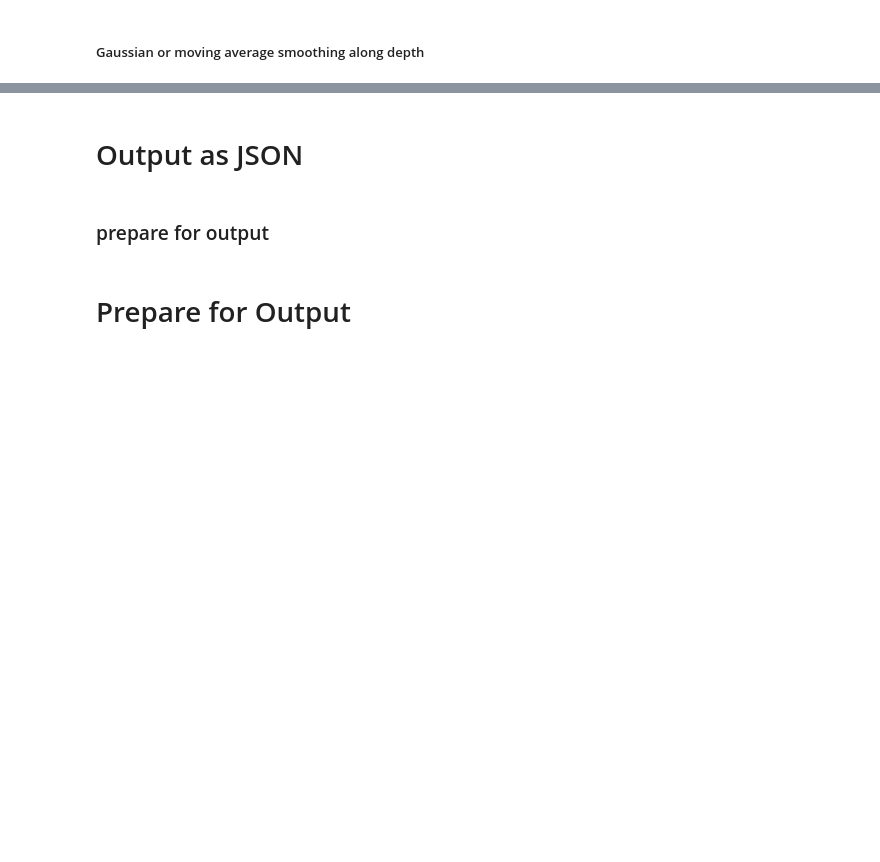
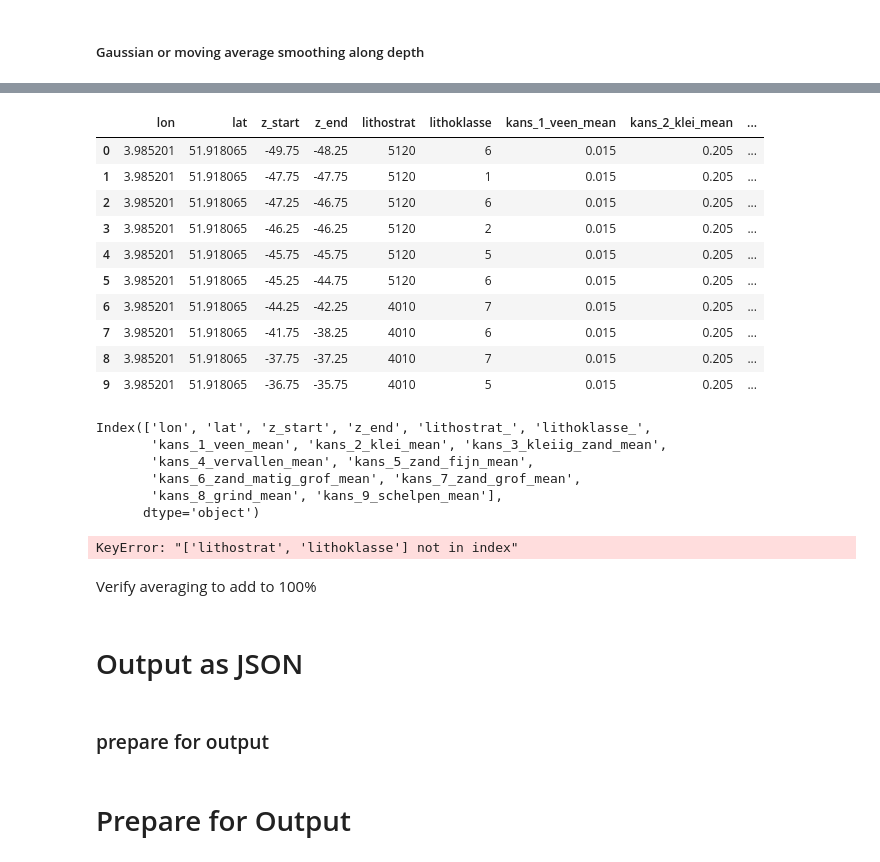
Before and after one commit to silviaelisabeth/UndergroundVisuals_Rotterdam, a Jupyter notebook: dev_layer_plot.ipynb, the cells around one changed output, grey strips where cells are left out. Drawn from its saved outputs; the diff is of its cells as text; code cells hidden in the pictures; blank space fills up the shorter version.

```diff
--- a/dev_layer_plot.ipynb
+++ b/dev_layer_plot.ipynb
@@ -464,0 +524,8 @@ for azim in linspace(0, 360, 12):
+# %%
+data_grouped['group'] = (
+    (data_grouped['lithoklasse'] != data_grouped['lithoklasse'].shift()) |
+    (data_grouped['lon'] != data_grouped['lon'].shift()) |
+    (data_grouped['lat'] != data_grouped['lat'].shift())
+).cumsum()
+
+data_grouped.head(7)
@@ -464,0 +541,53 @@ for azim in linspace(0, 360, 12):
+# %%
+likelihood_cols = [col for col in data_grouped.columns if col.startswith('kans_')]
+# %%
+agg_dict = {
+    'lon': lambda x: x.iloc[0] if x.nunique() == 1 else list(x.unique()),
+    'lat': lambda x: x.iloc[0] if x.nunique() == 1 else list(x.unique()),
+
+    'z': ['min', 'max'],
+
+    'lithostrat': lambda x: x.iloc[0],
+    'lithoklasse': lambda x: x.iloc[0],
+}
+# %%
+for col in likelihood_cols:
+    agg_dict[col] = 'mean'
+
+df_grouped = data_grouped.groupby('group').agg(agg_dict)
+df_grouped.columns = [
+    f'{c[0]}_{c[1]}' if isinstance(c, tuple) else c
+    for c in df_grouped.columns
+]
+# %%
+df_grouped = df_grouped.rename(columns={
+    'lon_<lambda>': 'lon',
+    'lat_<lambda>': 'lat',
+    'lithoklasse_<lambda>': 'lithoklasse',
+    'lithostrat_<lambda>': 'lithostrat',
+    'z_min': 'z_start',
+    'z_max': 'z_end',
+})
+df_grouped = df_grouped.reset_index(drop=True)
+df_grouped.head(10)
+# %% [output]
+|  | lon | lat | z_start | z_end | lithostrat | lithoklasse | kans_1_veen_mean | kans_2_klei_mean | ... |
+| 0 | 3.985201 | 51.918065 | -49.75 | -48.25 | 5120 | 6 | 0.015 | 0.205 | ... |
+| 1 | 3.985201 | 51.918065 | -47.75 | -47.75 | 5120 | 1 | 0.015 | 0.205 | ... |
+| 2 | 3.985201 | 51.918065 | -47.25 | -46.75 | 5120 | 6 | 0.015 | 0.205 | ... |
+| 3 | 3.985201 | 51.918065 | -46.25 | -46.25 | 5120 | 2 | 0.015 | 0.205 | ... |
+| 4 | 3.985201 | 51.918065 | -45.75 | -45.75 | 5120 | 5 | 0.015 | 0.205 | ... |
+| 5 | 3.985201 | 51.918065 | -45.25 | -44.75 | 5120 | 6 | 0.015 | 0.205 | ... |
+| 6 | 3.985201 | 51.918065 | -44.25 | -42.25 | 4010 | 7 | 0.015 | 0.205 | ... |
+| 7 | 3.985201 | 51.918065 | -41.75 | -38.25 | 4010 | 6 | 0.015 | 0.205 | ... |
+| 8 | 3.985201 | 51.918065 | -37.75 | -37.25 | 4010 | 7 | 0.015 | 0.205 | ... |
+| 9 | 3.985201 | 51.918065 | -36.75 | -35.75 | 4010 | 5 | 0.015 | 0.205 | ... |
+# %%
+df_grouped.columns
+# %% [output]
+Index(['lon', 'lat', 'z_start', 'z_end', 'lithostrat_', 'lithoklasse_',
+       'kans_1_veen_mean', 'kans_2_klei_mean', 'kans_3_kleiig_zand_mean',
+       'kans_4_vervallen_mean', 'kans_5_zand_fijn_mean',
+       'kans_6_zand_matig_grof_mean', 'kans_7_zand_grof_mean',
+       'kans_8_grind_mean', 'kans_9_schelpen_mean'],
+      dtype='object')
@@ -464,0 +601,6 @@ for azim in linspace(0, 360, 12):
+# %%
+df_grouped[columns_selected]
+# %% [output]
+KeyError: "['lithostrat', 'lithoklasse'] not in index"
+# %% [markdown]
+Verify averaging to add to 100%
```
Also changed, not shown: parts of 57 cells of this notebook, 1 other file.
